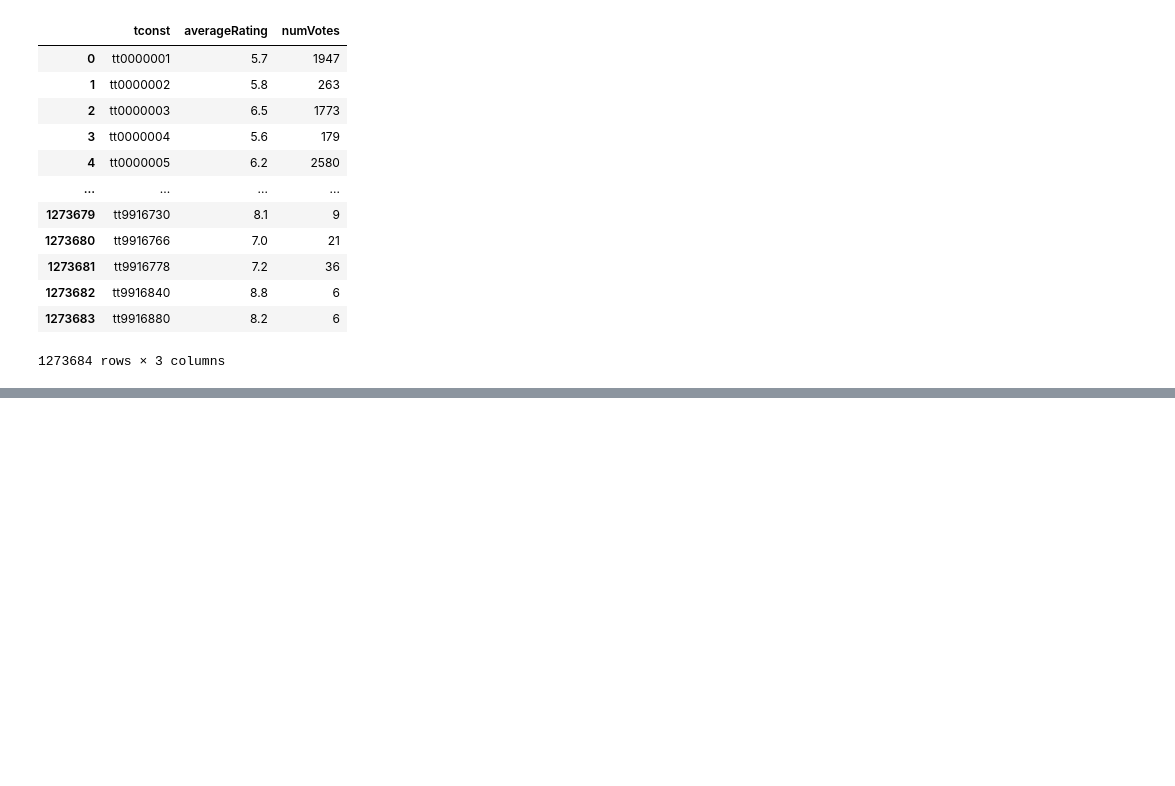
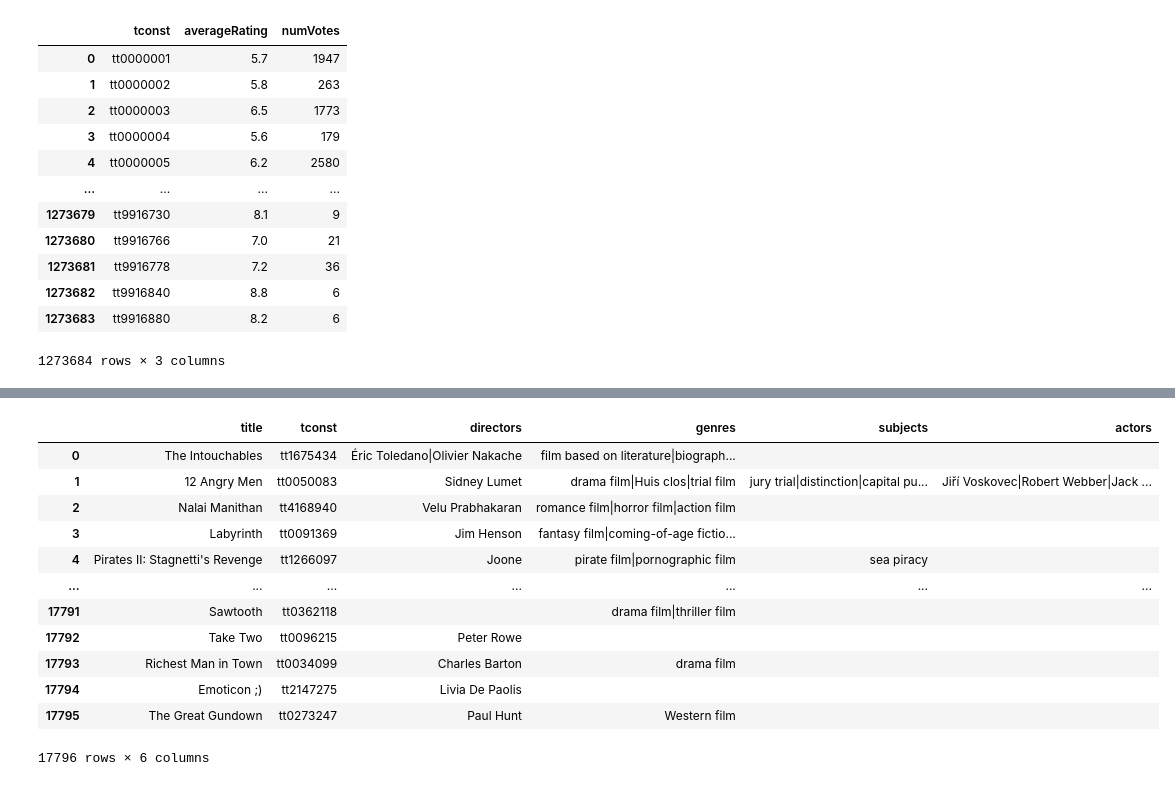
Before and after one commit to avengerpenguin/films, a Jupyter notebook: Films.ipynb, the cells around one changed output, grey strips where cells are left out. Saved outputs shown, nothing was run; the diff lists cells and outputs as text; code cells hidden in the pictures; blank space fills up the shorter version.

```diff
--- a/Films.ipynb
+++ b/Films.ipynb
@@ -140,0 +66,56 @@ with open('films.json', 'w') as f:
+# %%
+from rdflib import Graph
+import pandas as pd
+from SPARQLWrapper import SPARQLWrapper, JSON
+
+sparql = SPARQLWrapper("http://localhost:7200/repositories/wikidata")
+
+def gen():
+    QUERY = '''
+    PREFIX wd: <http://www.wikidata.org/entity/>
+    PREFIX wdt: <http://www.wikidata.org/prop/direct/>
+    PREFIX rdfs: <http://www.w3.org/2000/01/rdf-schema#>
+
+    SELECT DISTINCT
+    ?title ?tconst
+    (GROUP_CONCAT(DISTINCT ?director; SEPARATOR="|") as ?directors)
+    (GROUP_CONCAT(DISTINCT ?genre; SEPARATOR="|") as ?genres)
+    (GROUP_CONCAT(DISTINCT ?subject; SEPARATOR="|") as ?subjects)
+    (GROUP_CONCAT(DISTINCT ?actor; SEPARATOR="|") as ?actors)
+
+    WHERE {
+        ?film wdt:P31 wd:Q11424 .
+        ?film rdfs:label ?title .
+        ?film wdt:P345 ?tconst .
+        OPTIONAL { ?film wdt:P57 ?d . ?d rdfs:label ?director . }
+        OPTIONAL { ?film wdt:P136 ?g . ?g rdfs:label ?genre . }
+        OPTIONAL { ?film wdt:P921 ?s . ?s rdfs:label ?subject . }
+        OPTIONAL { ?film wdt:P161 ?g . ?g rdfs:label ?actor . }
+    }
+    GROUP BY ?title ?tconst
+    '''
+
+    sparql.setQuery(QUERY)
+    sparql.setReturnFormat(JSON)
+    ret = sparql.queryAndConvert()
+
+    for row in ret['results']['bindings']:
+        yield {k: v['value'] for k, v in row.items()}
+
+
+df2 = pd.DataFrame.from_records(gen())
+df2
+# %% [output]
+|  | title | tconst | directors | genres | subjects | actors |
+| 0 | The Intouchables | tt1675434 | Éric Toledano|Olivier Nakache | film based on literature|biograph... |  |  |
+| 1 | 12 Angry Men | tt0050083 | Sidney Lumet | drama film|Huis clos|trial film | jury trial|distinction|capital pu... | Jiří Voskovec|Robert Webber|Jack ... |
+| 2 | Nalai Manithan | tt4168940 | Velu Prabhakaran | romance film|horror film|action film |  |  |
+| 3 | Labyrinth | tt0091369 | Jim Henson | fantasy film|coming-of-age fictio... |  |  |
+| 4 | Pirates II: Stagnetti's Revenge | tt1266097 | Joone | pirate film|pornographic film | sea piracy |  |
+| ... | ... | ... | ... | ... | ... | ... |
+| 17791 | Sawtooth | tt0362118 |  | drama film|thriller film |  |  |
+| 17792 | Take Two | tt0096215 | Peter Rowe |  |  |  |
+| 17793 | Richest Man in Town | tt0034099 | Charles Barton | drama film |  |  |
+| 17794 | Emoticon ;) | tt2147275 | Livia De Paolis |  |  |  |
+| 17795 | The Great Gundown | tt0273247 | Paul Hunt | Western film |  |  |
+17796 rows × 6 columns
```
Also changed, not shown: parts of 5 cells of this notebook, 3 other files.
